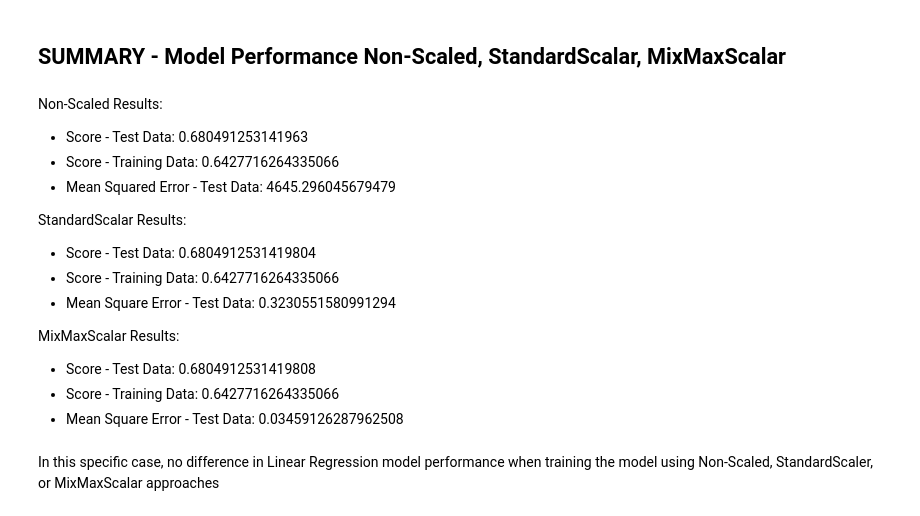
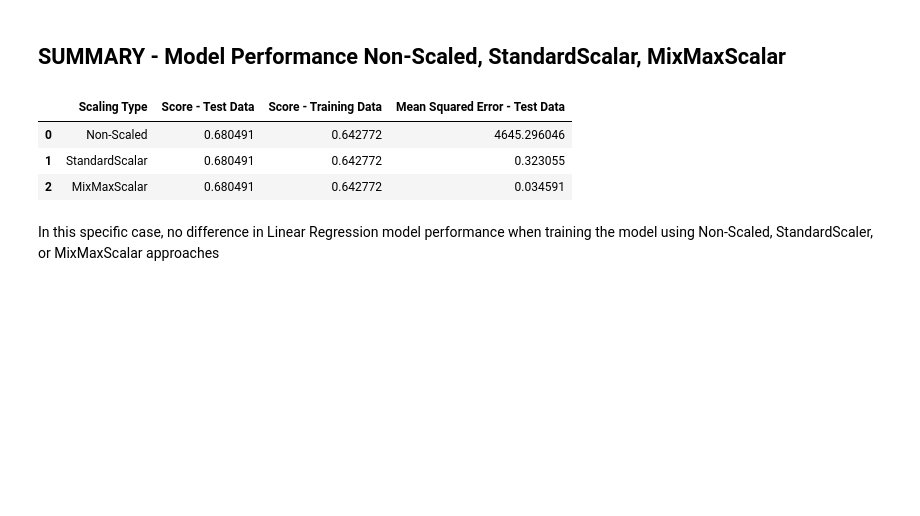
Before and after one commit to daddyjab/ML_Notes, a Jupyter notebook: 3-Encoding Categorical Data, Scaling, and Normalization.ipynb, the cells around one changed output. Drawn from its saved outputs; the diff is of its cells as text; code cells hidden in the pictures; blank space fills up the shorter version.

```diff
--- a/3-Encoding Categorical Data, Scaling, and Normalization.ipynb
+++ b/3-Encoding Categorical Data, Scaling, and Normalization.ipynb
@@ -357,20 +360,17 @@ Mean Square Error - Test Data: 0.03459126287962508
 In this specific case, no difference in Linear Regression model performance when training the model using MixMaxScalar vs. StandardScaler
 # %% [markdown]
 ## SUMMARY - Model Performance Non-Scaled, StandardScalar, MixMaxScalar
-# %% [markdown]
-Non-Scaled Results:
-* Score - Test Data: 0.680491253141963
-* Score - Training Data: 0.6427716264335066
-* Mean Squared Error - Test Data: 4645.296045679479
-
-StandardScalar Results:
-* Score - Test Data: 0.6804912531419804
-* Score - Training Data: 0.6427716264335066
-* Mean Square Error - Test Data: 0.3230551580991294
-
-MixMaxScalar Results:
-* Score - Test Data: 0.6804912531419808
-* Score - Training Data: 0.6427716264335066
-* Mean Square Error - Test Data: 0.03459126287962508
+# %%
+summary_df = pd.DataFrame([
+        [ "Non-Scaled", 0.680491253141963, 0.6427716264335066, 4645.296045679479 ],
+        [ "StandardScalar", 0.6804912531419804, 0.6427716264335066, 0.3230551580991294 ],
+        [ "MixMaxScalar", 0.6804912531419808, 0.6427716264335066, 0.03459126287962508 ],
+    ], columns=["Scaling Type", "Score - Test Data", "Score - Training Data", "Mean Squared Error - Test Data"])
+summary_df
+# %% [output]
+|  | Scaling Type | Score - Test Data | Score - Training Data | Mean Squared Error - Test Data |
+| 0 | Non-Scaled | 0.680491 | 0.642772 | 4645.296046 |
+| 1 | StandardScalar | 0.680491 | 0.642772 | 0.323055 |
+| 2 | MixMaxScalar | 0.680491 | 0.642772 | 0.034591 |
 # %% [markdown]
 In this specific case, no difference in Linear Regression model performance when training the model using Non-Scaled, StandardScaler, or MixMaxScalar approaches
```
Also changed, not shown: parts of 4 cells of this notebook, 4 other files.
